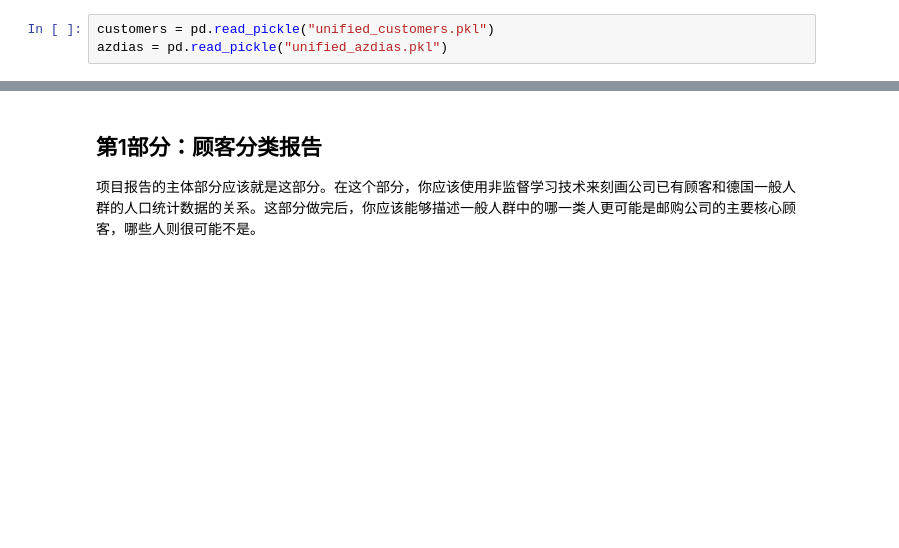
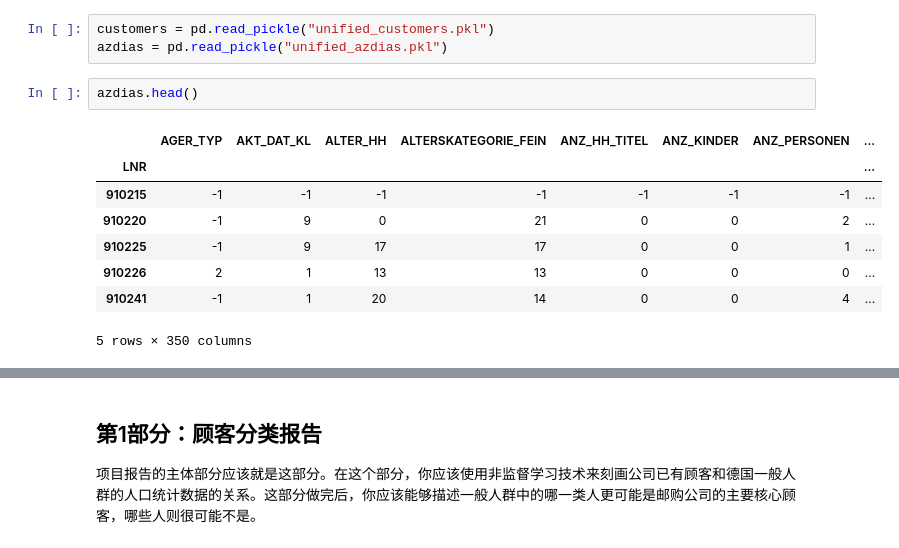
Before and after one commit to lqiang79/udacity_DSND_arvato, a Jupyter notebook: Arvato_Project_Workbook_zh.ipynb, the cells around one changed output, grey strips where cells are left out. Cells and saved outputs as stored; diff of their text form; blank space fills up the shorter version.

```diff
--- a/Arvato_Project_Workbook_zh.ipynb
+++ b/Arvato_Project_Workbook_zh.ipynb
@@ -689,3 +403,14 @@ NameError: name 'customers' is not defined
 # %%
 customers = pd.read_pickle("unified_customers.pkl")
 azdias = pd.read_pickle("unified_azdias.pkl")
+# %%
+azdias.head()
+# %% [output]
+|  | AGER_TYP | AKT_DAT_KL | ALTER_HH | ALTERSKATEGORIE_FEIN | ANZ_HH_TITEL | ANZ_KINDER | ANZ_PERSONEN | ... |
+| LNR |  |  |  |  |  |  |  | ... |
+| 910215 | -1 | -1 | -1 | -1 | -1 | -1 | -1 | ... |
+| 910220 | -1 | 9 | 0 | 21 | 0 | 0 | 2 | ... |
+| 910225 | -1 | 9 | 17 | 17 | 0 | 0 | 1 | ... |
+| 910226 | 2 | 1 | 13 | 13 | 0 | 0 | 0 | ... |
+| 910241 | -1 | 1 | 20 | 14 | 0 | 0 | 4 | ... |
+5 rows × 350 columns
```
Also changed, not shown: parts of 64 cells of this notebook.
